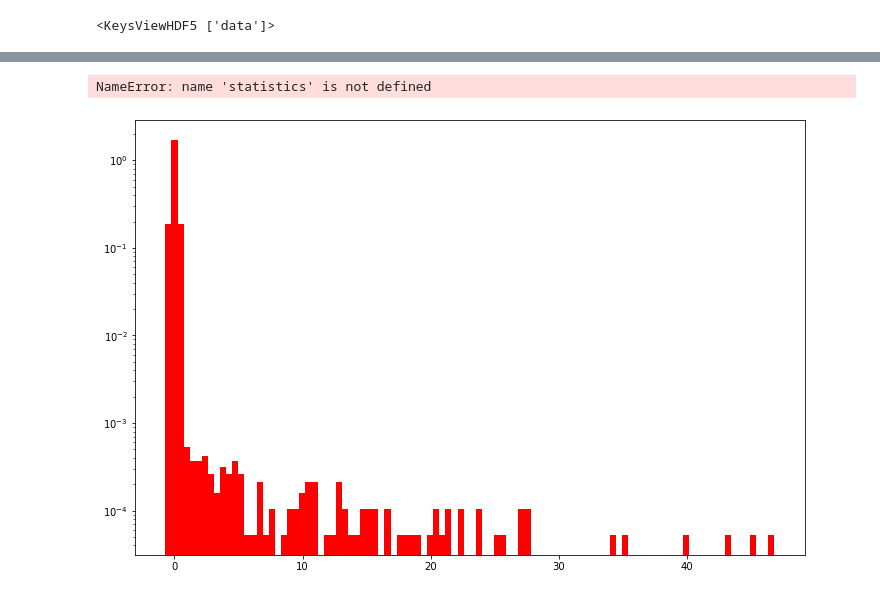
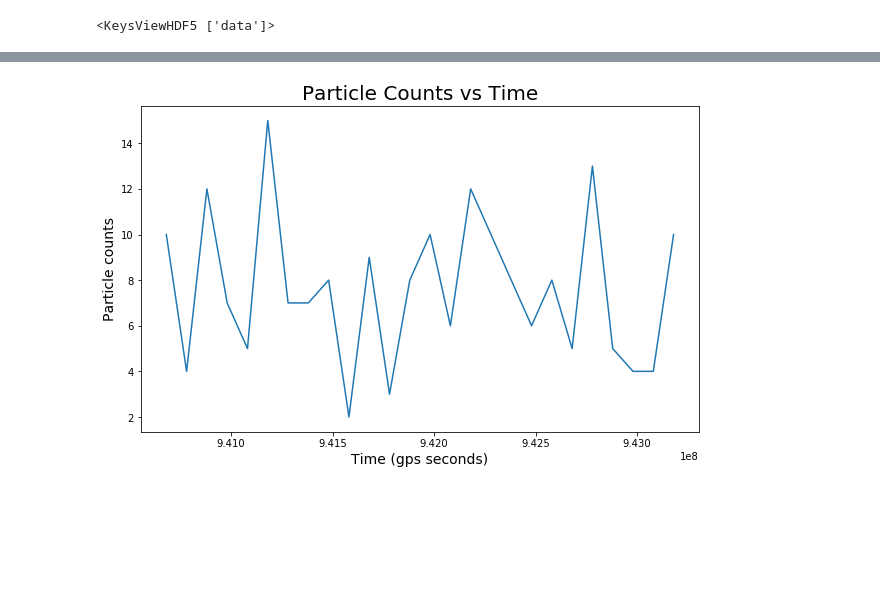
Before and after one commit to maria8ch/Phys434_BigData, a Jupyter notebook: Chernyavskaya_Report4.ipynb, the cells around one changed output, grey strips where cells are left out. Saved outputs shown, nothing was run; the diff lists cells and outputs as text; code cells hidden in the pictures; blank space fills up the shorter version.

```diff
--- a/Chernyavskaya_Report4.ipynb
+++ b/Chernyavskaya_Report4.ipynb
@@ -257,37 +58,0 @@ for i in range(10):
-# %%
-avgData = np.zeros((200, 200))
-for i in range(10):
-    for j in range(200):
-        for k in range(200):
-            avgData[j][k] += data2[j, k, i]
-for i in range(200):
-    for j in range(200):
-        avgData[i][j] /= 10
-avgList = []
-for i in range(200):
-    for j in range(200):
-        avgList.append(avgData[i][j])
-
-plt.yscale('log')
-plt.hist(avgList, 100, density=True, color='r')
-meanStar = statistics.mean(avgList)
-stdStar = statistics.stdev(avgList)
-plt.xlabel('Brightness')
-plt.ylabel('Proabability')
-plt.title('PDF of Star brightness')
-norm = []
-for i in avgList:
-    if i > -.72 and i < .72:
-        norm.append(i)
-meanNorm = statistics.mean(norm)
-stdNorm = statistics.stdev(norm)
-print('Mean of normal dist: ' + str(meanNorm))
-print('Standard Dev of normal dist: ' + str(stdNorm))
-g = stats.norm.rvs(meanNorm, stdNorm, size=len(avgList))
-plt.hist(g, 100, density=True, color='b', alpha=.5)
-plt.show()
-sigma5new = stats.norm.ppf(1-sig5, meanNorm, stdNorm)
-print('5 sigma on new distribution: ' + str(sigma5new))
-# %% [output]
-NameError: name 'statistics' is not defined
-[figure, removed]
@@ -295,0 +59,7 @@ NameError: name 'statistics' is not defined
+# %%
+plt.plot(time[::1000000], counts[::1000000])
+plt.title("Particle Counts vs Time", fontsize = 20)
+plt.xlabel("Time (gps seconds)", fontsize = 14)
+plt.ylabel("Particle counts", fontsize = 14);
+# %% [output]
+[figure, added]
```
Also changed, not shown: parts of 73 cells of this notebook.
